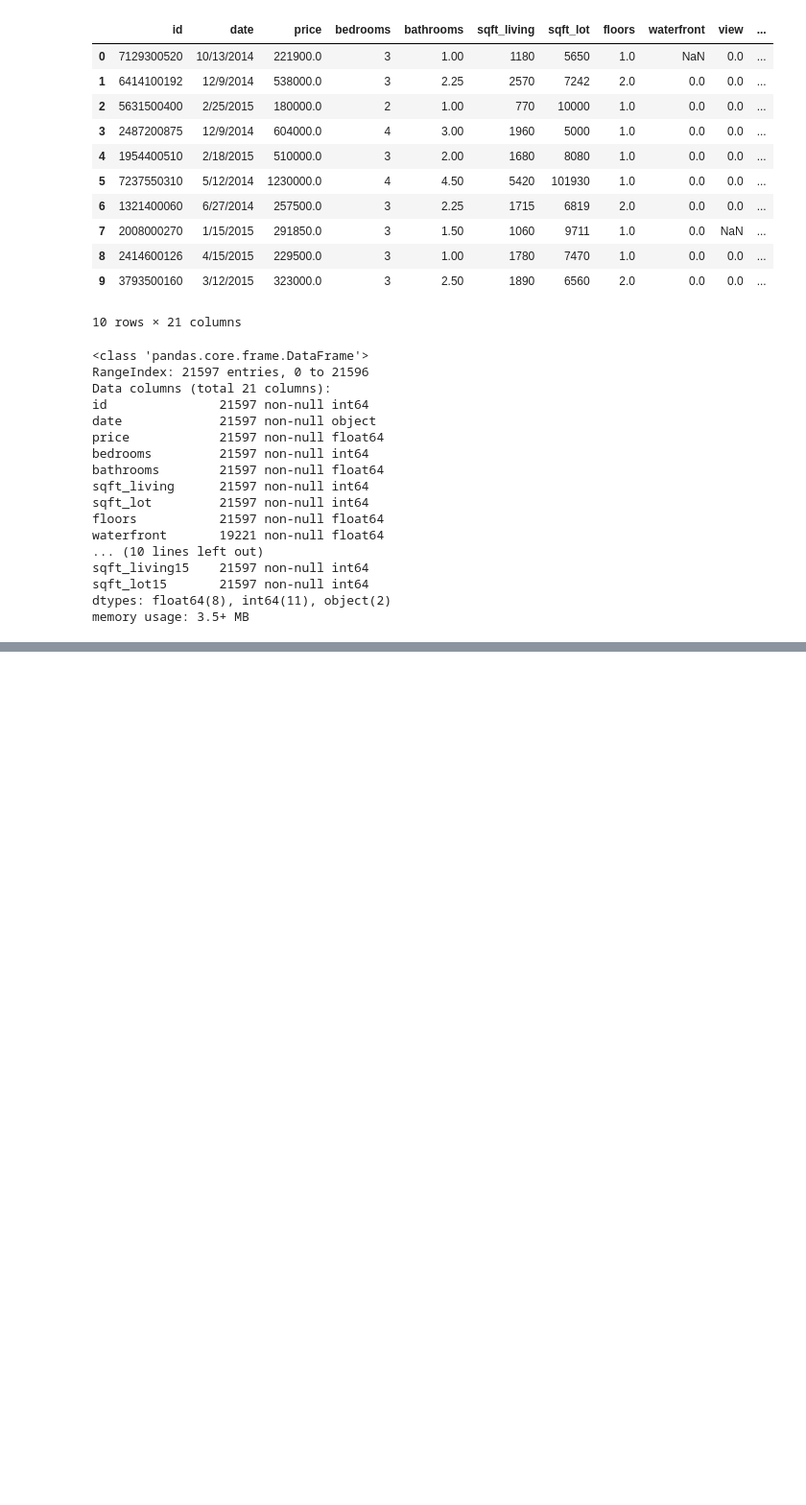
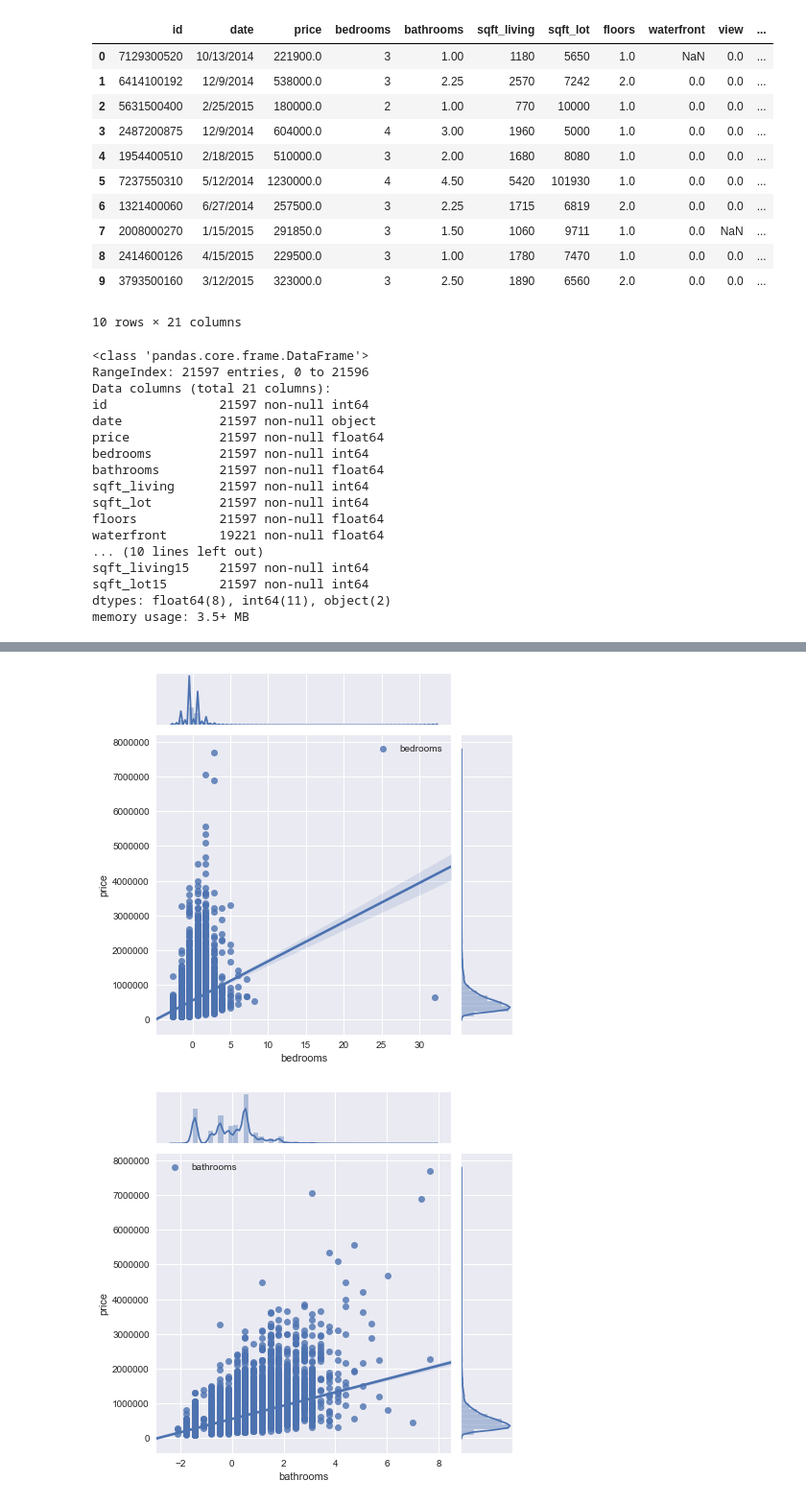
Before and after one commit to nxd0/dsc-1-final-project-online-ds-sp-000, a Jupyter notebook: student.ipynb, the cells around one changed output, grey strips where cells are left out. Shown at 96% size. Drawn from its saved outputs; the diff is of its cells as text; code cells hidden in the pictures; blank space fills up the shorter version.

```diff
--- a/student.ipynb
+++ b/student.ipynb
@@ -128,0 +634,15 @@ kcdf.describe()
+# %%
+#lastly lets visualize them as joint plots
+import matplotlib.pyplot as plt
+import seaborn as sns
+
+plt.style.use('seaborn')
+
+for column in kcdf.iloc[:,1:14].columns:
+    sns.jointplot(x=column, y="price", data=kcdf,kind='reg', label=column,)
+    #sns.regplot(kcdf[column], kcdf.price, label=column)
+    plt.legend()
+    plt.show()
+# %% [output]
+[figure, added]
+[figure, added]
```
Also changed, not shown: parts of 68 cells of this notebook.
